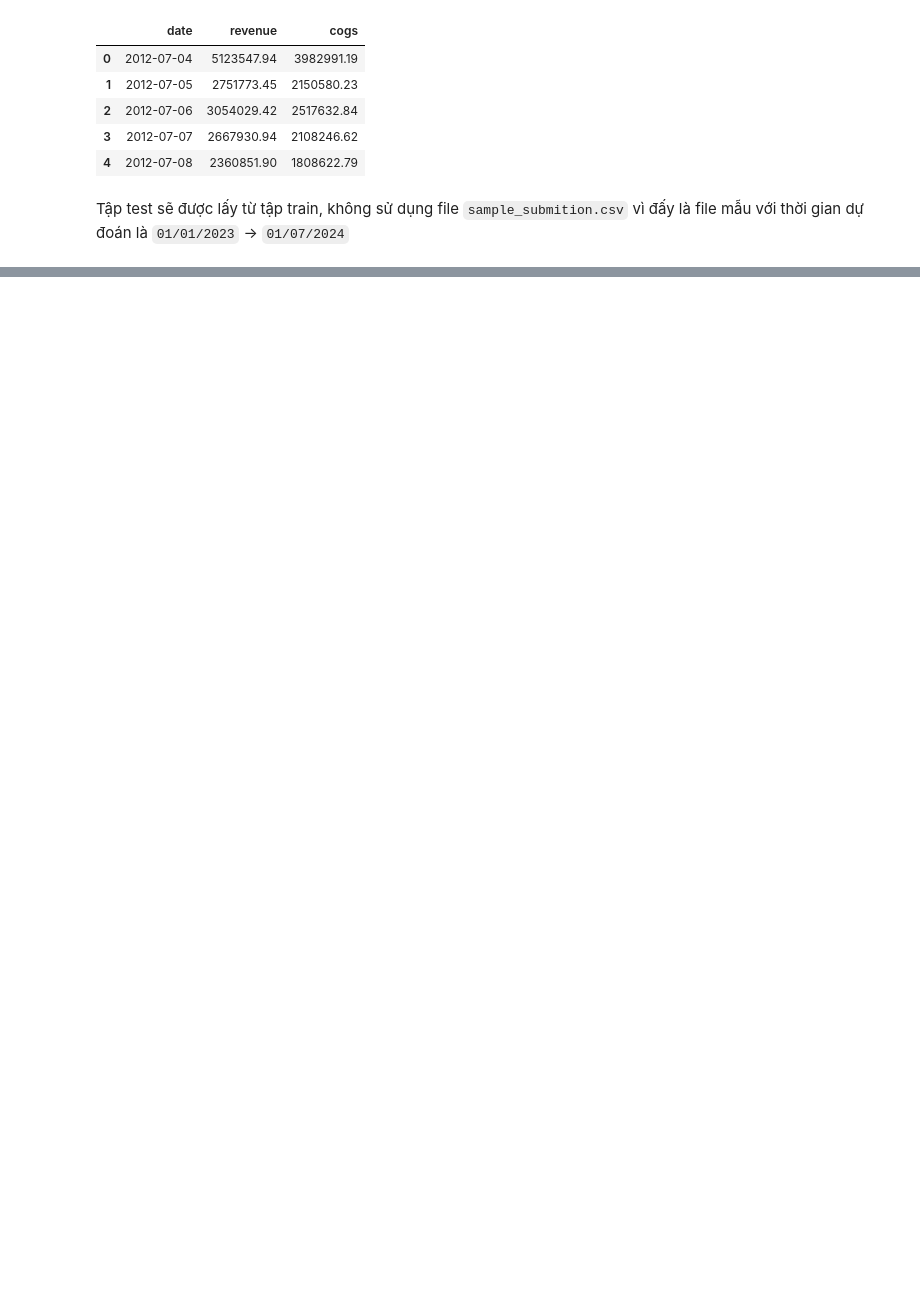
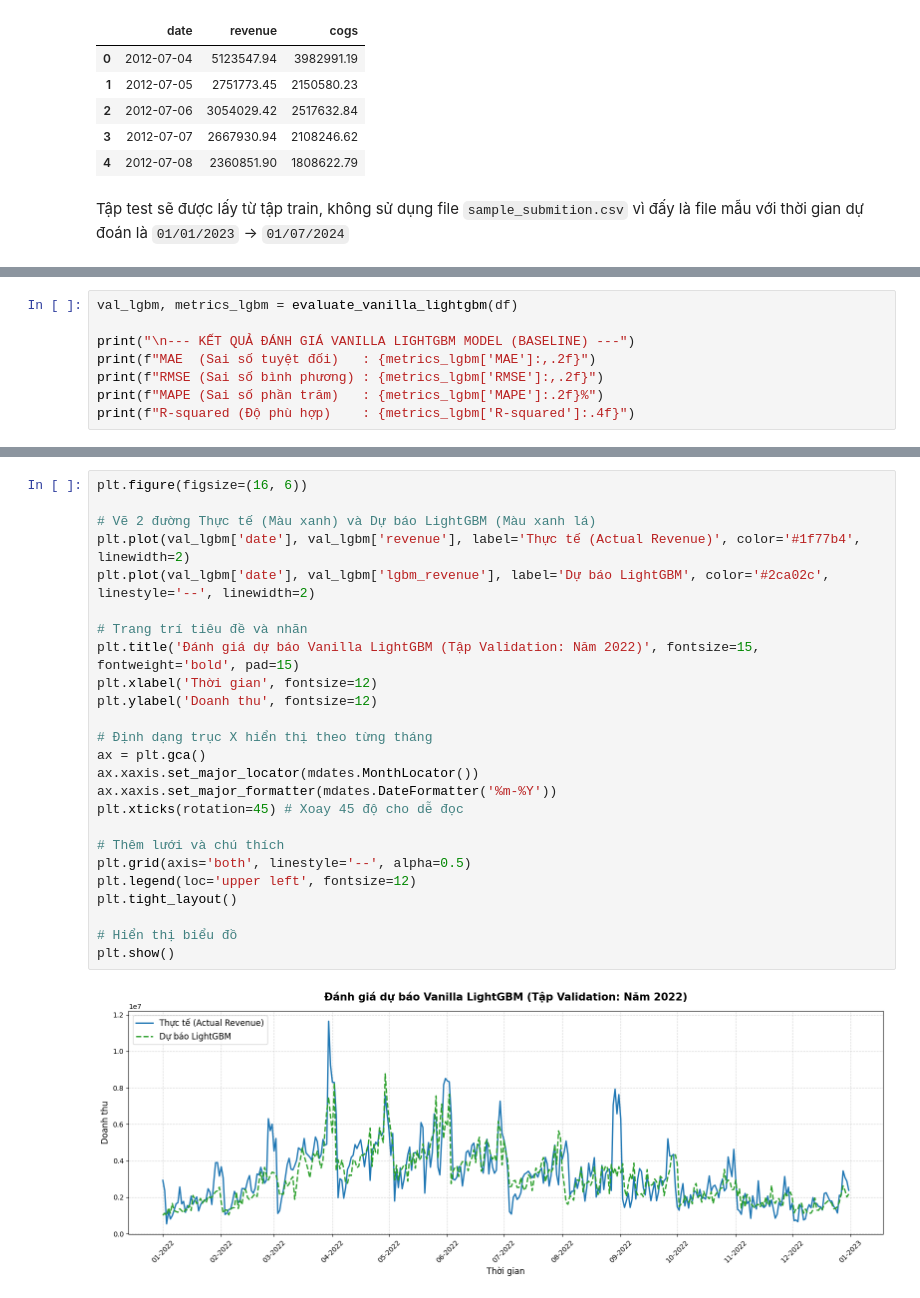
Before and after one commit to anhthu0910/vimchanhxa-datathon, a Jupyter notebook: notebooks/04_BASELINE_MODEL_.ipynb, the cells around one changed output, grey strips where cells are left out. Drawn from its saved outputs; the diff is of its cells as text; blank space fills up the shorter version.

```diff
--- a/notebooks/04_BASELINE_MODEL_.ipynb
+++ b/notebooks/04_BASELINE_MODEL_.ipynb
@@ -65,0 +175,8 @@ Trước hết, dựa trên việc khám phá dữ liệu `sales.csv` từ noteb
+# %%
+val_lgbm, metrics_lgbm = evaluate_vanilla_lightgbm(df)
+
+print("\n--- KẾT QUẢ ĐÁNH GIÁ VANILLA LIGHTGBM MODEL (BASELINE) ---")
+print(f"MAE  (Sai số tuyệt đối)   : {metrics_lgbm['MAE']:,.2f}")
+print(f"RMSE (Sai số bình phương) : {metrics_lgbm['RMSE']:,.2f}")
+print(f"MAPE (Sai số phần trăm)   : {metrics_lgbm['MAPE']:.2f}%")
+print(f"R-squared (Độ phù hợp)    : {metrics_lgbm['R-squared']:.4f}")
@@ -65,0 +195,27 @@ Trước hết, dựa trên việc khám phá dữ liệu `sales.csv` từ noteb
+# %%
+plt.figure(figsize=(16, 6))
+
+# Vẽ 2 đường Thực tế (Màu xanh) và Dự báo LightGBM (Màu xanh lá)
+plt.plot(val_lgbm['date'], val_lgbm['revenue'], label='Thực tế (Actual Revenue)', color='#1f77b4', linewidth=2)
+plt.plot(val_lgbm['date'], val_lgbm['lgbm_revenue'], label='Dự báo LightGBM', color='#2ca02c', linestyle='--', linewidth=2)
+
+# Trang trí tiêu đề và nhãn
+plt.title('Đánh giá dự báo Vanilla LightGBM (Tập Validation: Năm 2022)', fontsize=15, fontweight='bold', pad=15)
+plt.xlabel('Thời gian', fontsize=12)
+plt.ylabel('Doanh thu', fontsize=12)
+
+# Định dạng trục X hiển thị theo từng tháng
+ax = plt.gca()
+ax.xaxis.set_major_locator(mdates.MonthLocator())
+ax.xaxis.set_major_formatter(mdates.DateFormatter('%m-%Y'))
+plt.xticks(rotation=45) # Xoay 45 độ cho dễ đọc
+
+# Thêm lưới và chú thích
+plt.grid(axis='both', linestyle='--', alpha=0.5)
+plt.legend(loc='upper left', fontsize=12)
+plt.tight_layout()
+
+# Hiển thị biểu đồ
+plt.show()
+# %% [output]
+[figure, added]
```
Also changed, not shown: parts of 19 cells of this notebook, 2 other files.
